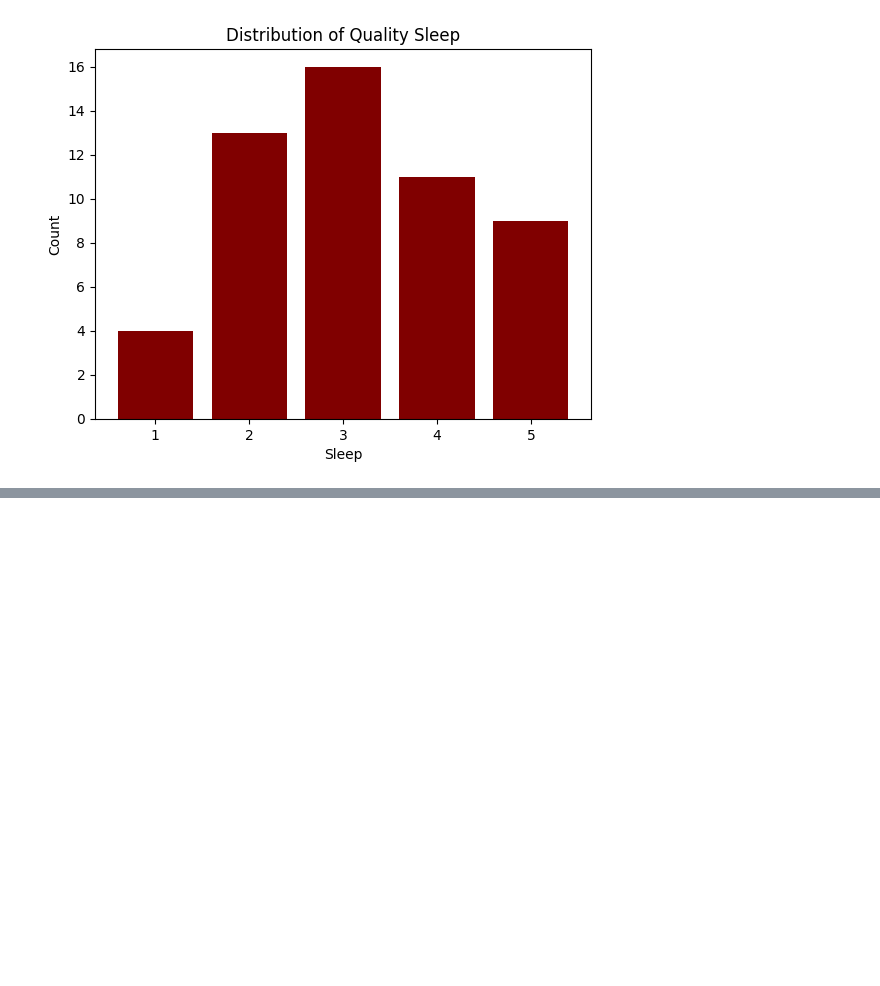
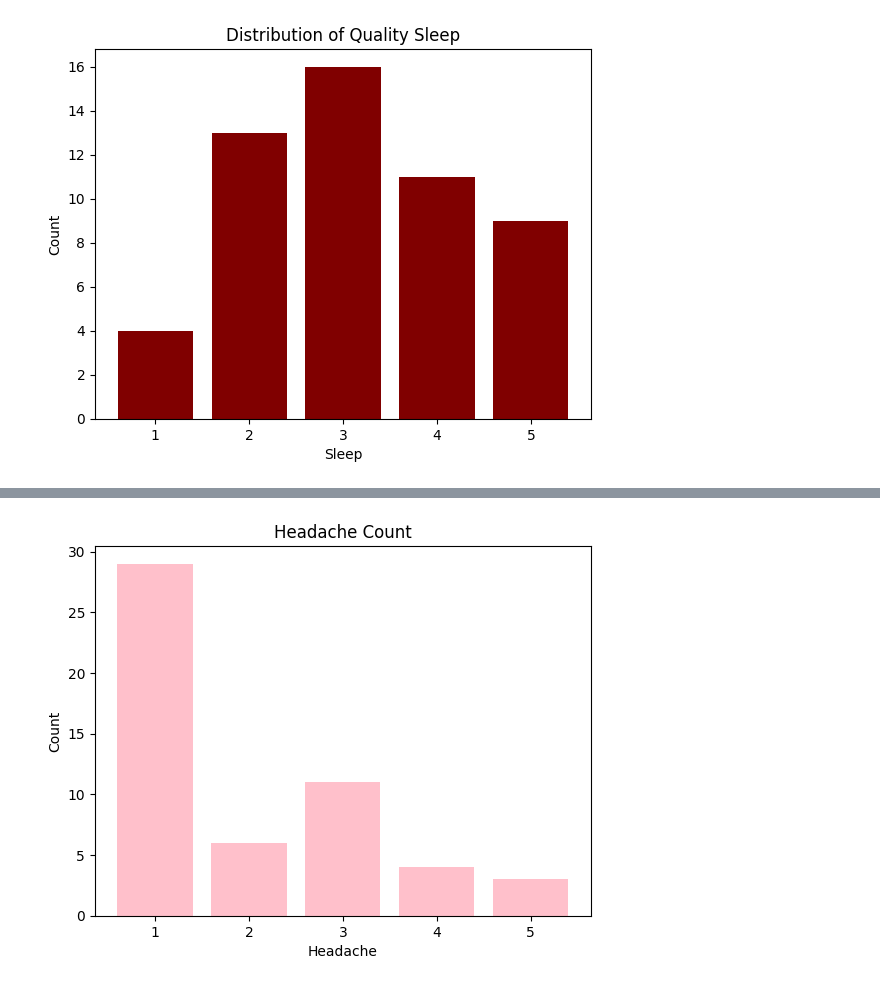
Before and after one commit to Odeyiany2/Student-Stress-Factor-ML, a Jupyter notebook: Student Stress Factor.ipynb, the cells around one changed output, grey strips where cells are left out. Drawn from its saved outputs; the diff is of its cells as text; code cells hidden in the pictures; blank space fills up the shorter version.

```diff
--- a/Student Stress Factor.ipynb
+++ b/Student Stress Factor.ipynb
@@ -141,0 +175,11 @@ plt.show();
+# %%
+headache = dict(df["headaches_per_week"].value_counts())
+hv = list(headache.values())
+hk = list(headache.keys())
+plt.bar(hk,hv, color = "pink")
+plt.title("Headache Count")
+plt.xlabel("Headache")
+plt.ylabel("Count")
+plt.show();
+# %% [output]
+[figure, added]
```
Also changed, not shown: parts of 11 cells of this notebook.
